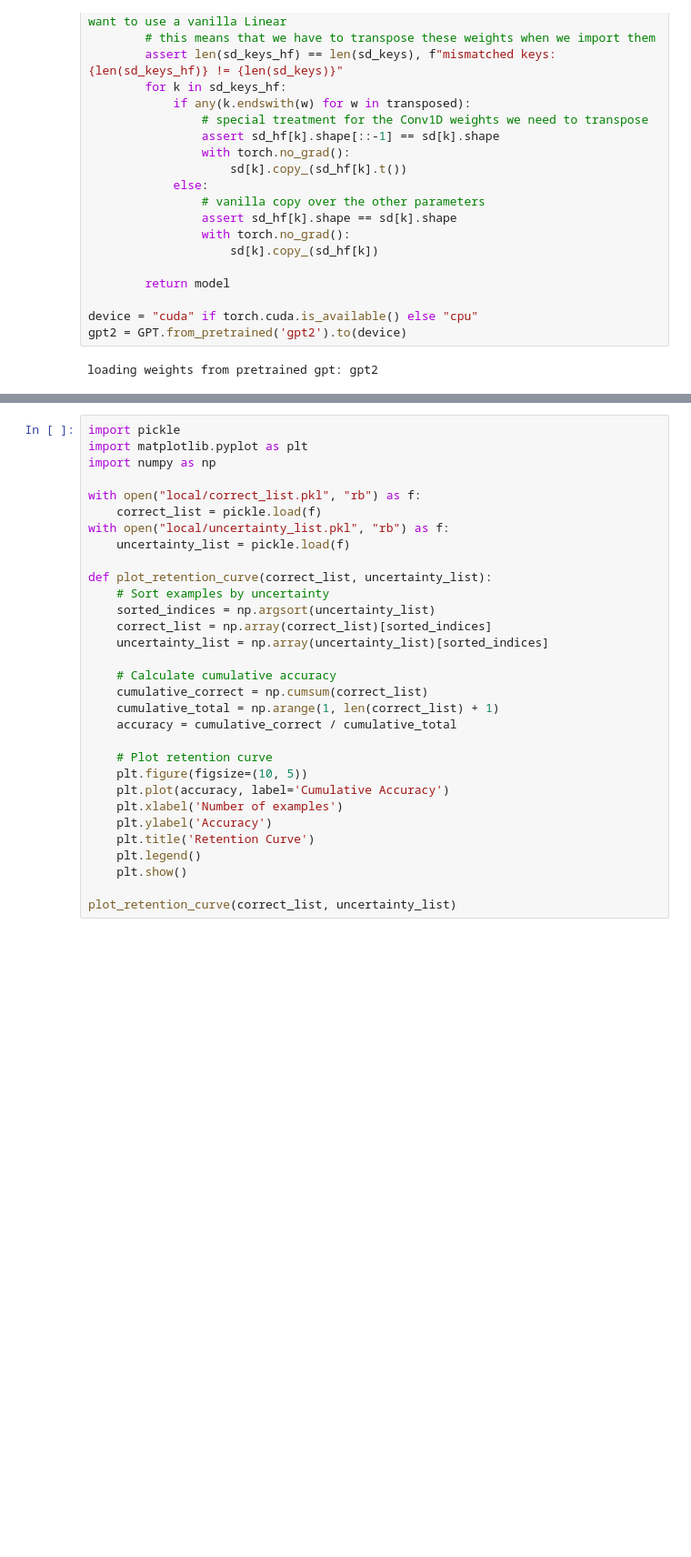
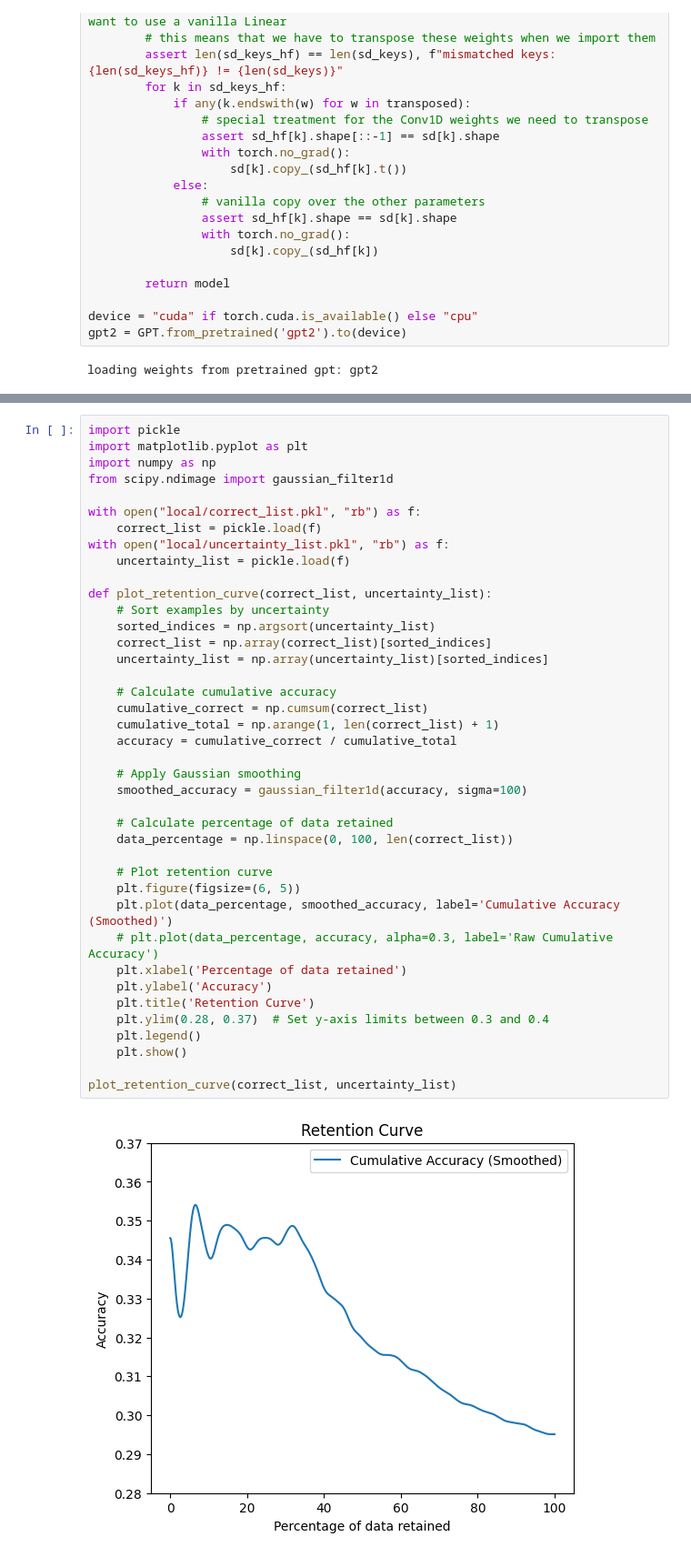
Before and after one commit to JonahNiklas/TransformerUQ, a Jupyter notebook: gpt2.ipynb, the cells around one changed output, grey strips where cells are left out. Shown at 91% size. Drawn from its saved outputs; the diff is of its cells as text; blank space fills up the shorter version.

Commit message:
fix: small fixes with plot

```diff
--- a/gpt2.ipynb
+++ b/gpt2.ipynb
@@ -534,31 +537,42 @@ KeyboardInterrupt:
 # %%
 import pickle
 import matplotlib.pyplot as plt
 import numpy as np
+from scipy.ndimage import gaussian_filter1d
 
 with open("local/correct_list.pkl", "rb") as f:
     correct_list = pickle.load(f)
 with open("local/uncertainty_list.pkl", "rb") as f:
     uncertainty_list = pickle.load(f)
 
 def plot_retention_curve(correct_list, uncertainty_list):
     # Sort examples by uncertainty
     sorted_indices = np.argsort(uncertainty_list)
     correct_list = np.array(correct_list)[sorted_indices]
     uncertainty_list = np.array(uncertainty_list)[sorted_indices]
 
     # Calculate cumulative accuracy
     cumulative_correct = np.cumsum(correct_list)
     cumulative_total = np.arange(1, len(correct_list) + 1)
     accuracy = cumulative_correct / cumulative_total
 
+    # Apply Gaussian smoothing
+    smoothed_accuracy = gaussian_filter1d(accuracy, sigma=100)
+
+    # Calculate percentage of data retained
+    data_percentage = np.linspace(0, 100, len(correct_list))
+
     # Plot retention curve
-    plt.figure(figsize=(10, 5))
-    plt.plot(accuracy, label='Cumulative Accuracy')
-    plt.xlabel('Number of examples')
+    plt.figure(figsize=(6, 5))
+    plt.plot(data_percentage, smoothed_accuracy, label='Cumulative Accuracy (Smoothed)')
+    # plt.plot(data_percentage, accuracy, alpha=0.3, label='Raw Cumulative Accuracy')
+    plt.xlabel('Percentage of data retained')
     plt.ylabel('Accuracy')
     plt.title('Retention Curve')
+    plt.ylim(0.28, 0.37)  # Set y-axis limits between 0.3 and 0.4
     plt.legend()
     plt.show()
 
 plot_retention_curve(correct_list, uncertainty_list)
+# %% [output]
+[figure, added]
```
Also changed, not shown: parts of 2 cells of this notebook, 2 other files.
